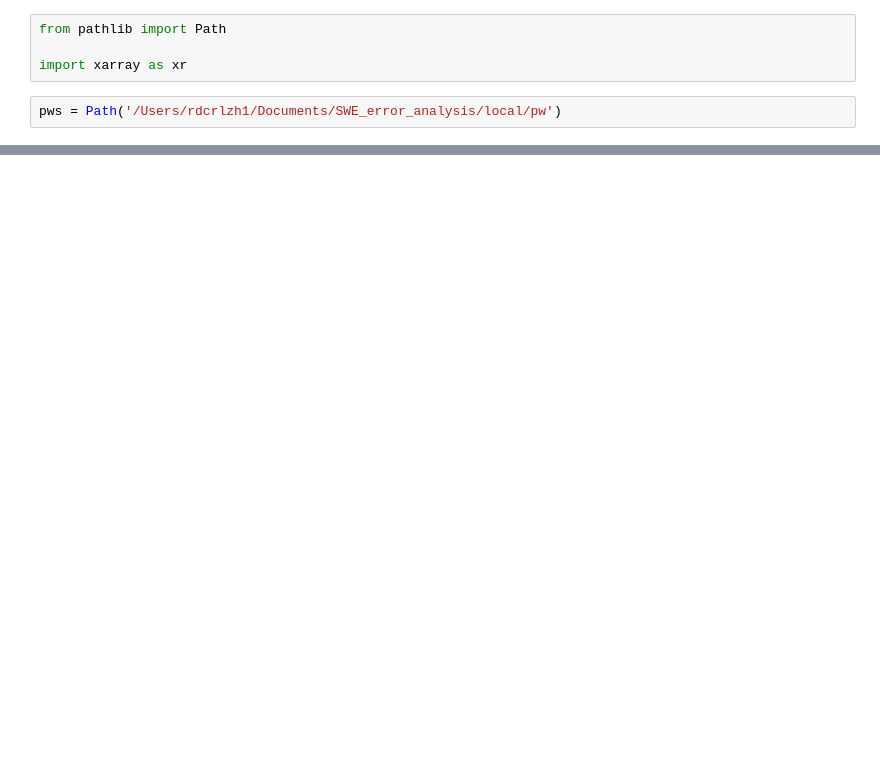
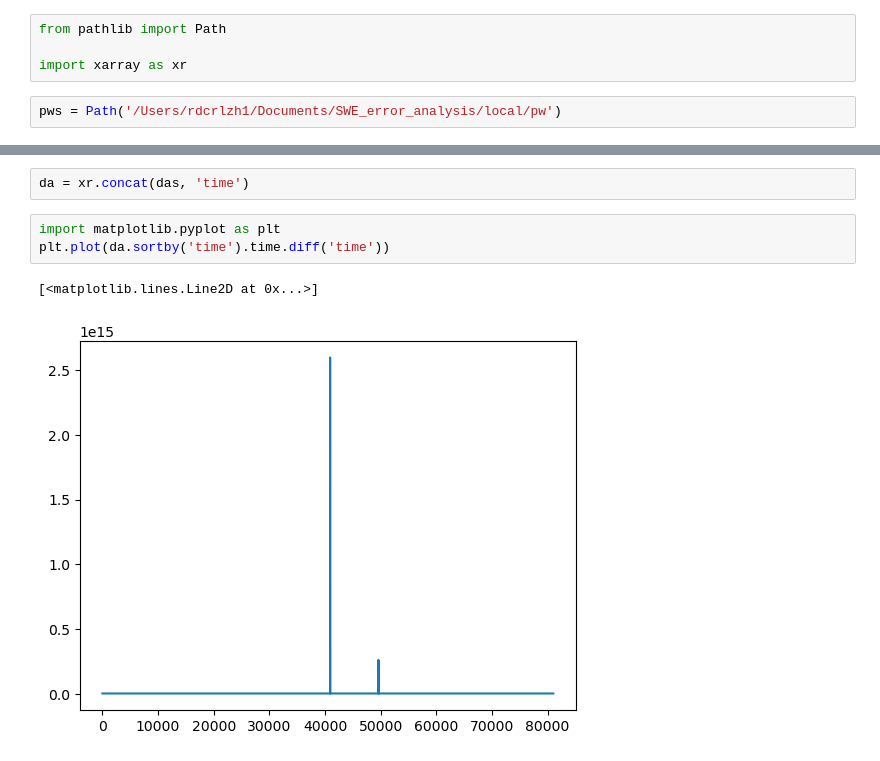
Before and after one commit to rpalomaki/SWE_error_analysis, a Jupyter notebook: src/data_acquistion/play/merra_spot.ipynb, the cells around one changed output, grey strips where cells are left out. Drawn from its saved outputs; the diff is of its cells as text; blank space fills up the shorter version.

```diff
--- a/src/data_acquistion/play/merra_spot.ipynb
+++ b/src/data_acquistion/play/merra_spot.ipynb
@@ -16,0 +92,8 @@ ds['TQV'].sel(lon = x, lat = y, method = 'nearest').plot()
+# %%
+da = xr.concat(das, 'time')
+# %%
+import matplotlib.pyplot as plt
+plt.plot(da.sortby('time').time.diff('time'))
+# %% [output]
+[<matplotlib.lines.Line2D at 0x...>]
+[figure, added]
```
Also changed, not shown: parts of 9 cells of this notebook, 3 other files.
